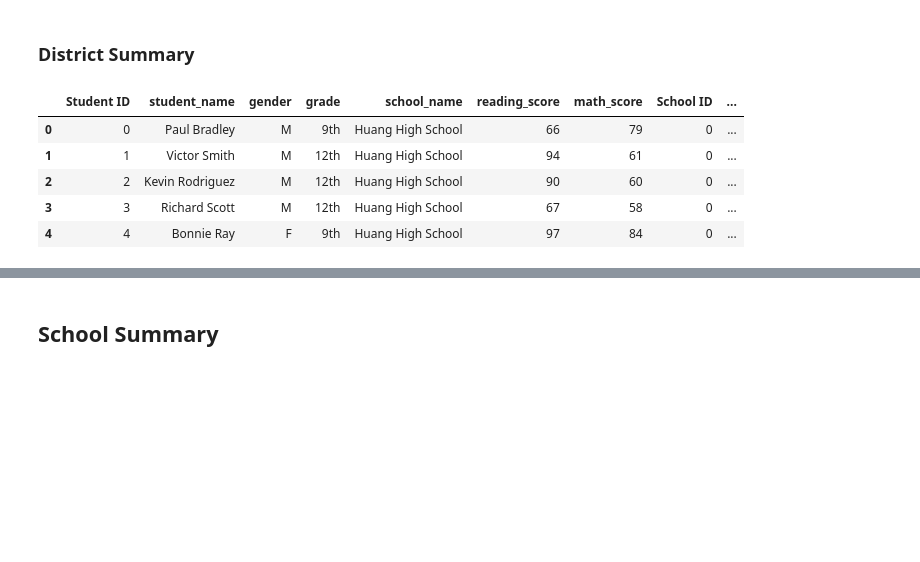
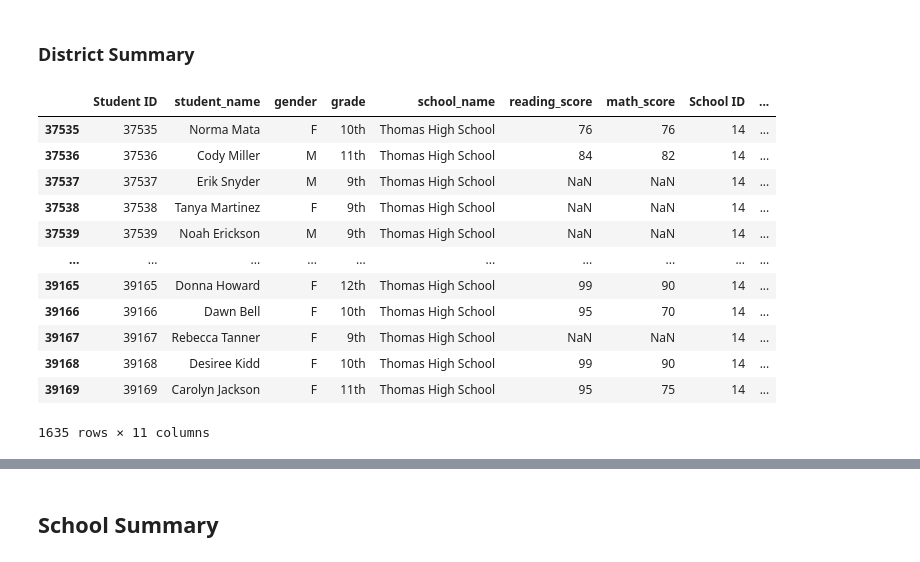
Before and after one commit to ambermiddendorf/School_District_Analysis, a Jupyter notebook: PyCitySchools_Challenge.ipynb, the cells around one changed output, grey strips where cells are left out. Cells and saved outputs as stored; diff of their text form; code cells hidden in the pictures; blank space fills up the shorter version.

```diff
--- a/PyCitySchools_Challenge.ipynb
+++ b/PyCitySchools_Challenge.ipynb
@@ -77,14 +77,21 @@ dtype: int64
 # %%
 # Combine the data into a single dataset
 school_data_complete_df = pd.merge(student_data_df, school_data_df, how="left", on=["school_name", "school_name"])
-school_data_complete_df.head()
+school_data_complete_df[school_data_complete_df.school_name =="Thomas High School"]
 # %% [output]
 |  | Student ID | student_name | gender | grade | school_name | reading_score | math_score | School ID | ... |
-| 0 | 0 | Paul Bradley | M | 9th | Huang High School | 66 | 79 | 0 | ... |
-| 1 | 1 | Victor Smith | M | 12th | Huang High School | 94 | 61 | 0 | ... |
-| 2 | 2 | Kevin Rodriguez | M | 12th | Huang High School | 90 | 60 | 0 | ... |
-| 3 | 3 | Richard Scott | M | 12th | Huang High School | 67 | 58 | 0 | ... |
-| 4 | 4 | Bonnie Ray | F | 9th | Huang High School | 97 | 84 | 0 | ... |
+| 37535 | 37535 | Norma Mata | F | 10th | Thomas High School | 76 | 76 | 14 | ... |
+| 37536 | 37536 | Cody Miller | M | 11th | Thomas High School | 84 | 82 | 14 | ... |
+| 37537 | 37537 | Erik Snyder | M | 9th | Thomas High School | NaN | NaN | 14 | ... |
+| 37538 | 37538 | Tanya Martinez | F | 9th | Thomas High School | NaN | NaN | 14 | ... |
+| 37539 | 37539 | Noah Erickson | M | 9th | Thomas High School | NaN | NaN | 14 | ... |
+| ... | ... | ... | ... | ... | ... | ... | ... | ... | ... |
+| 39165 | 39165 | Donna Howard | F | 12th | Thomas High School | 99 | 90 | 14 | ... |
+| 39166 | 39166 | Dawn Bell | F | 10th | Thomas High School | 95 | 70 | 14 | ... |
+| 39167 | 39167 | Rebecca Tanner | F | 9th | Thomas High School | NaN | NaN | 14 | ... |
+| 39168 | 39168 | Desiree Kidd | F | 10th | Thomas High School | 99 | 90 | 14 | ... |
+| 39169 | 39169 | Carolyn Jackson | F | 11th | Thomas High School | 95 | 75 | 14 | ... |
+1635 rows × 11 columns
 # %%
 # Calculate the Totals (Schools and Students)
 school_count = len(school_data_complete_df["school_name"].unique())
```
Also changed, not shown: parts of 5 cells of this notebook.
